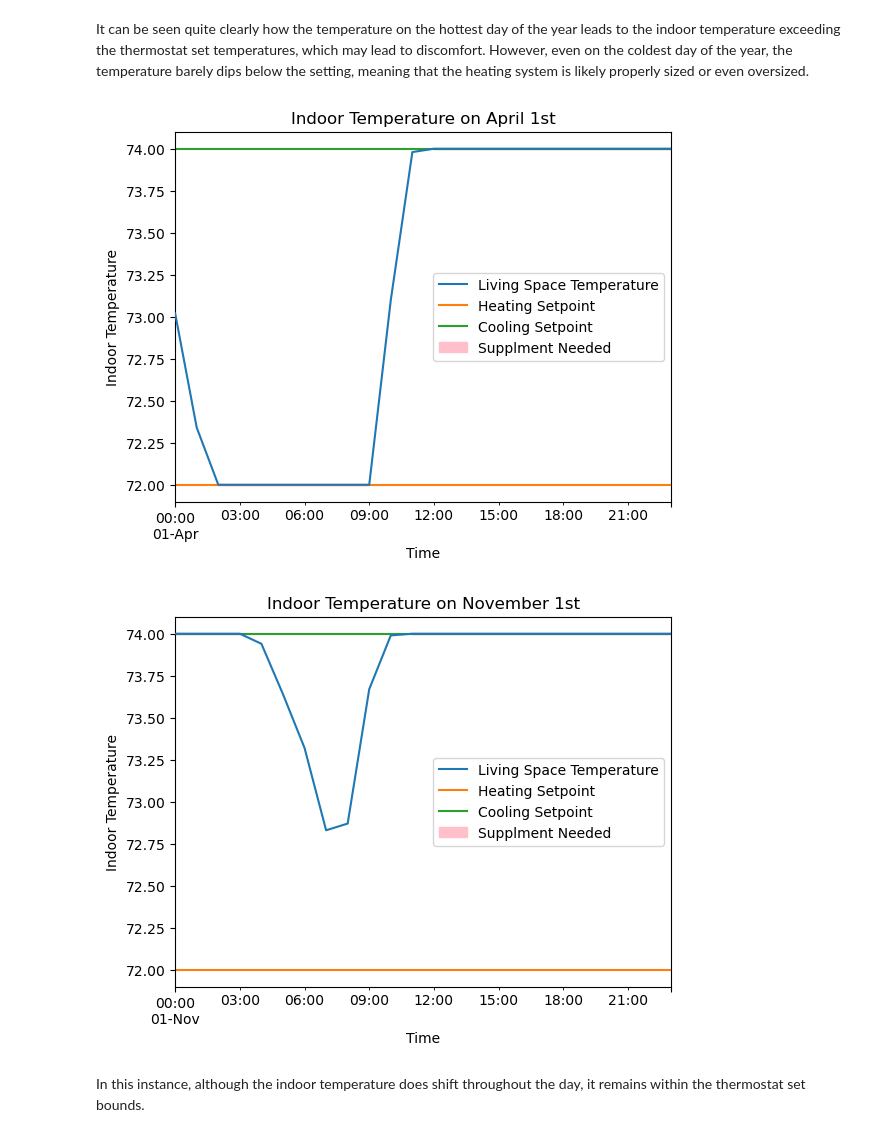
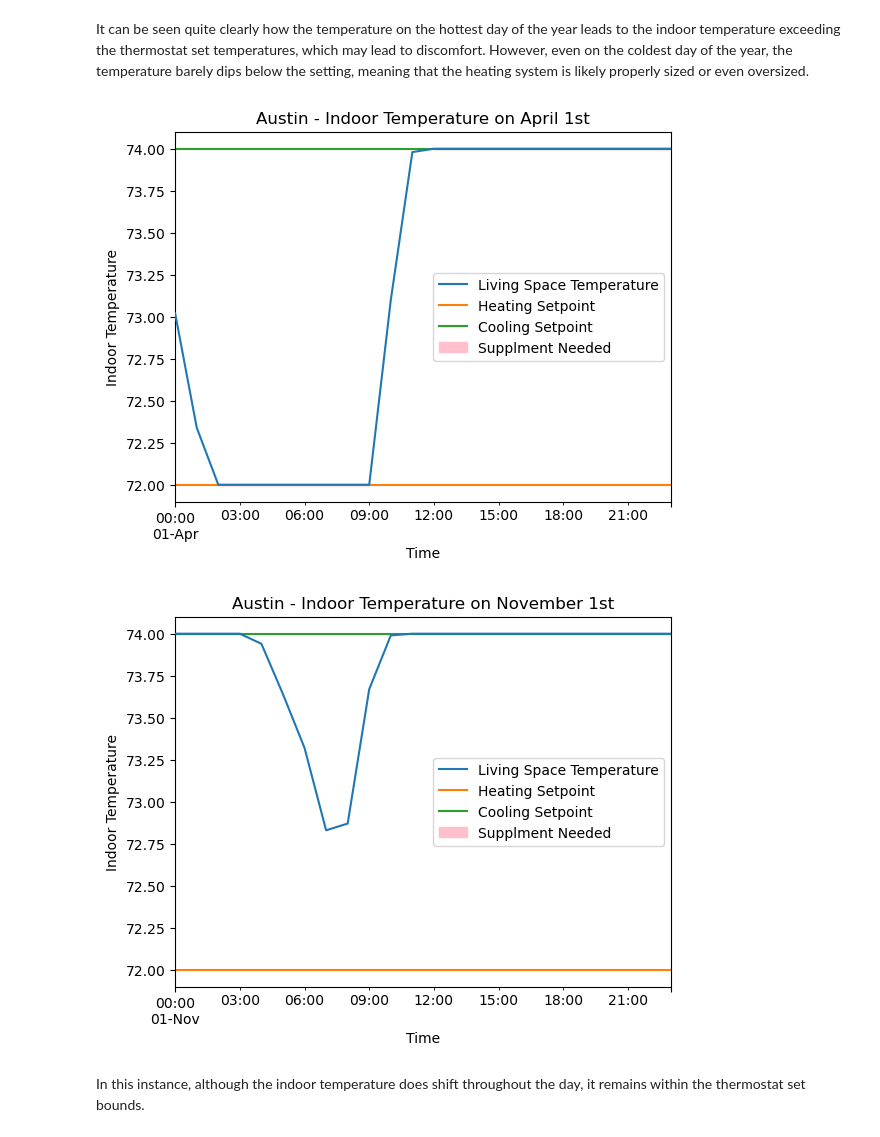
Before and after one commit to alchemicHen/hvac-viz, a Jupyter notebook: cleaning_calendar_viz.ipynb, the cells around one changed output. Cells and saved outputs as stored; diff of their text form; code cells hidden in the pictures.

```diff
--- a/cleaning_calendar_viz.ipynb
+++ b/cleaning_calendar_viz.ipynb
@@ -215,7 +271,7 @@ This does add additional information, but because most of the temperature deviat
 # %%
 # Time Series Plotting Function
 
-def plot_ts(df, plt_title="Indoor Temperature Over Time", plt_ylabel = "Indoor Temperature", plt_xlabel = "Time", fill = False):
+def plot_ts(df, plt_title="Indoor Temperature Over Time", plt_ylabel = "Indoor Temperature", plt_xlabel = "Time", fill = False, save=False):
     living_temp = df['living_space_temp']
     heating_set = df['heating_setpoint']
     cooling_set = df['cooling_setpoint']
@@ -234,9 +290,11 @@ def plot_ts(df, plt_title="Indoor Temperature Over Time", plt_ylabel = "Indoor T
     plt.ylabel(plt_ylabel)
     plt.xlabel("Time")
 
-    #TODO: Set X ticks to intuitive time
-
     plt.title(plt_title)
     plt.legend()
+
+    if save:
+        plt.savefig(f'Viz_Outputs\\{plt_title}.pdf', bbox_inches='tight')
+
     plt.show()
 # %%
@@ -265,18 +317,18 @@ It can be seen quite clearly how the temperature on the hottest day of the year
 # %%
 # TODO: Perhaps get a house with both slightly undersized heating/cooling to highlight both cold and hot days.
 
 # Charting normal days, April 1st and November 1st.
 spring_day = pd.to_datetime('2023-04-01', format='%Y-%m-%d')
 fall_day = pd.to_datetime('2023-11-01', format='%Y-%m-%d')
 
 spring_day_hourly = living_df[living_df.index.date == spring_day]
 fall_day_hourly = living_df[living_df.index.date == fall_day]
 
-plot_ts(spring_day_hourly, plt_title='Indoor Temperature on April 1st', fill=True)
-plot_ts(fall_day_hourly, plt_title='Indoor Temperature on November 1st', fill=True)
+plot_ts(spring_day_hourly, plt_title='Austin - Indoor Temperature on April 1st', fill=True, save=True)
+plot_ts(fall_day_hourly, plt_title='Austin - Indoor Temperature on November 1st', fill=True, save=True)
 # %% [output]
-[figure, old version]
+[figure, new version]
-[figure, old version]
+[figure, new version]
 # %% [markdown]
 In this instance, although the indoor temperature does shift throughout the day, it remains within the thermostat set bounds.
 # %%
```
Also changed, not shown: parts of 10 cells of this notebook, 7 other files.
